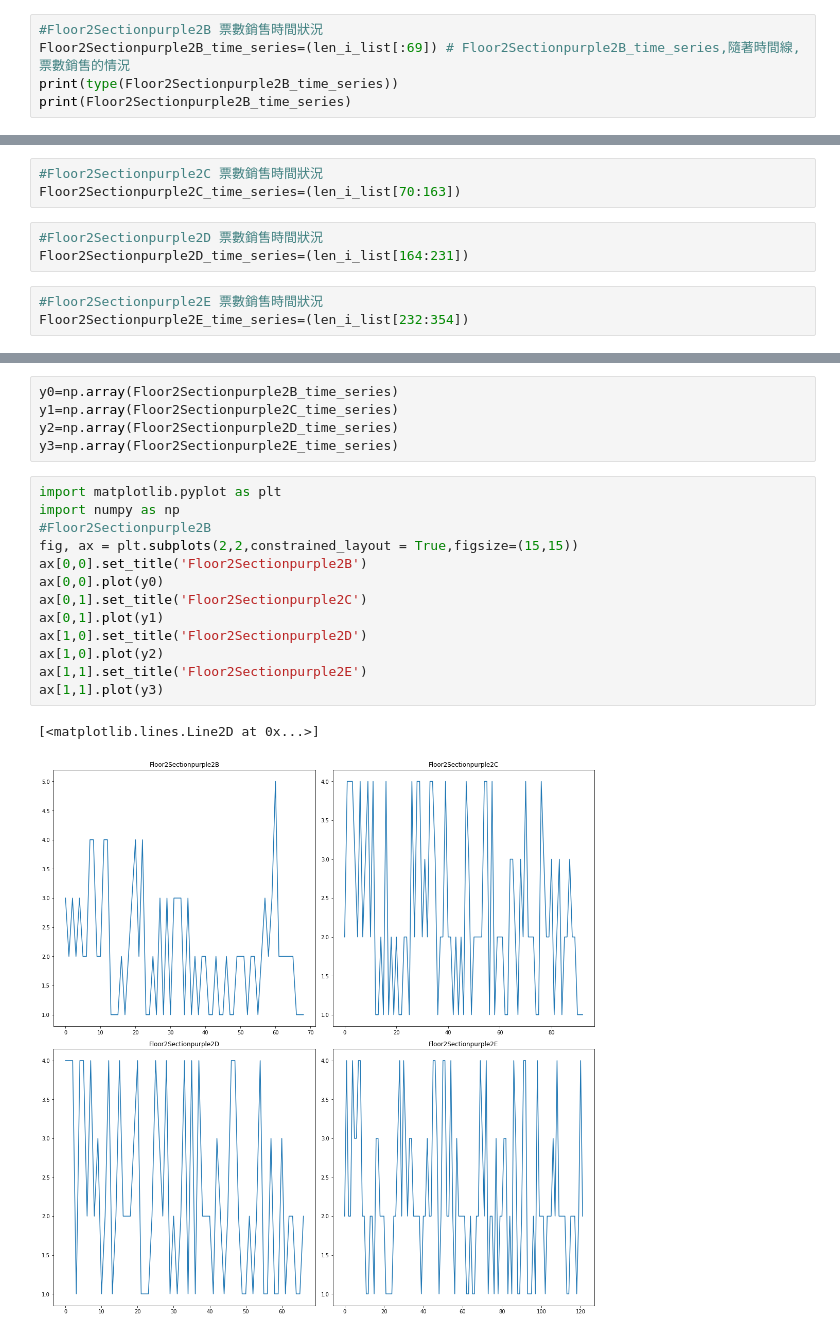
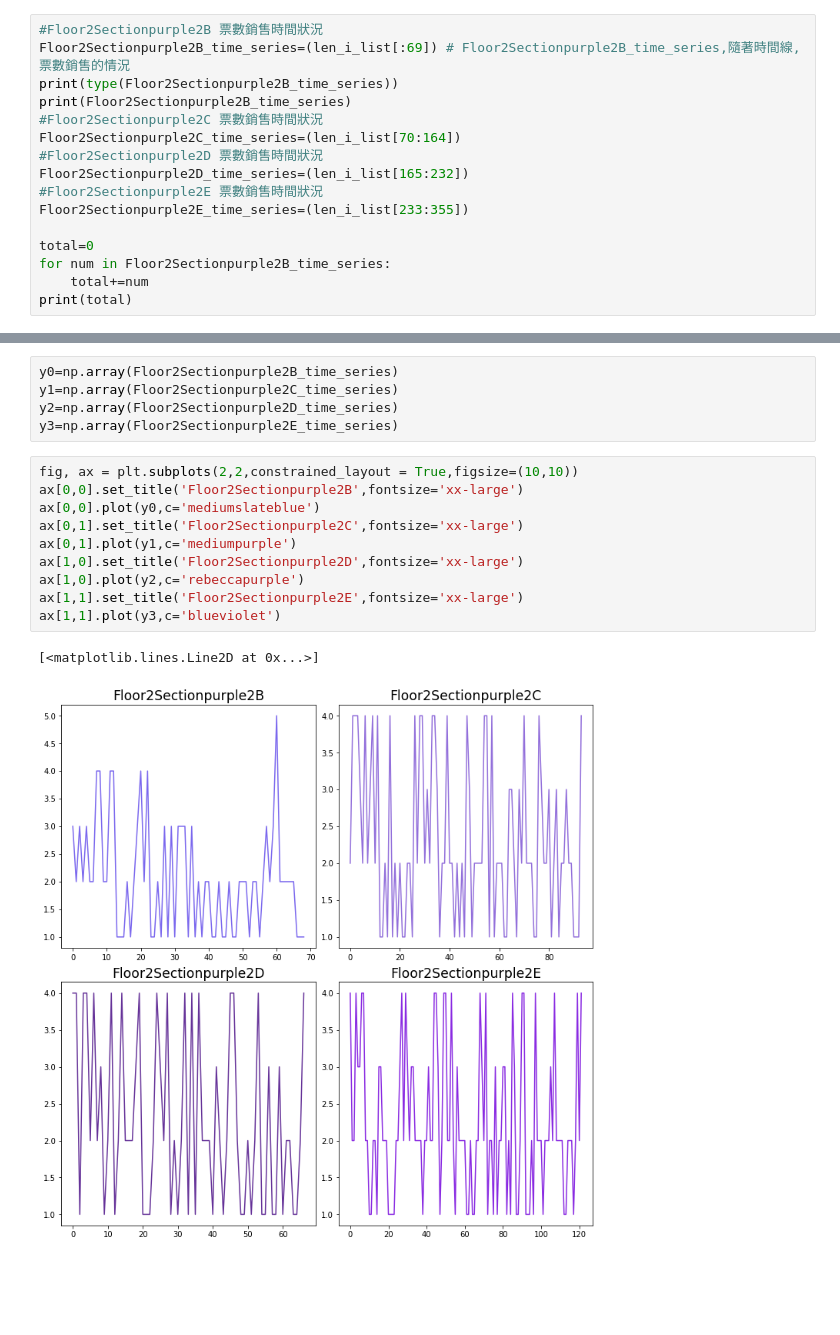
Before and after one commit to tengtengsnake/DS_info, a Jupyter notebook: final-graph-task2.ipynb, the cells around one changed output, grey strips where cells are left out. Cells and saved outputs as stored; diff of their text form; blank space fills up the shorter version.

Commit message:
Kaggle Notebook | Final_graph_task2 | Version 2

```diff
--- a/final-graph-task2.ipynb
+++ b/final-graph-task2.ipynb
@@ -184,6 +215,17 @@ FloorB1FloorSectionD: 168
 Floor2Sectionpurple2B_time_series=(len_i_list[:69]) # Floor2Sectionpurple2B_time_series,隨著時間線,票數銷售的情況
 print(type(Floor2Sectionpurple2B_time_series))
 print(Floor2Sectionpurple2B_time_series)
+#Floor2Sectionpurple2C 票數銷售時間狀況
+Floor2Sectionpurple2C_time_series=(len_i_list[70:164])
+#Floor2Sectionpurple2D 票數銷售時間狀況
+Floor2Sectionpurple2D_time_series=(len_i_list[165:232])
+#Floor2Sectionpurple2E 票數銷售時間狀況
+Floor2Sectionpurple2E_time_series=(len_i_list[233:355])
+
+total=0
+for num in Floor2Sectionpurple2B_time_series:
+    total+=num
+print(total)
 # %% [output]
 <class 'list'>
 [3, 2, 3, 2, 3, 2, 2, 4, 4, 2, 2, 4, 4, 1, 1, 1, 2, 1, 2, 3, 4, 2, 4, 1, 1, 2, 1, 3, 1, 3, 1, 3, 3, 3, 1, 3, 1, 2, 1, 2, 2, 1, 1, 2, 1, 1, 2, 1, 1, 2, 2, 2, 1, 2, 2, 1, 2, 3, 2, 3, 5, 2, 2, 2, 2, 2, 1 ...
@@ -190,9 +232,0 @@ print(Floor2Sectionpurple2B_time_series)
-# %%
-#Floor2Sectionpurple2C 票數銷售時間狀況
-Floor2Sectionpurple2C_time_series=(len_i_list[70:163])
-# %%
-#Floor2Sectionpurple2D 票數銷售時間狀況
-Floor2Sectionpurple2D_time_series=(len_i_list[164:231])
-# %%
-#Floor2Sectionpurple2E 票數銷售時間狀況
-Floor2Sectionpurple2E_time_series=(len_i_list[232:354])
@@ -202,18 +241,15 @@ y1=np.array(Floor2Sectionpurple2C_time_series)
 y2=np.array(Floor2Sectionpurple2D_time_series)
 y3=np.array(Floor2Sectionpurple2E_time_series)
 # %%
-import matplotlib.pyplot as plt
-import numpy as np
-#Floor2Sectionpurple2B
-fig, ax = plt.subplots(2,2,constrained_layout = True,figsize=(15,15))
-ax[0,0].set_title('Floor2Sectionpurple2B')
-ax[0,0].plot(y0)
-ax[0,1].set_title('Floor2Sectionpurple2C')
-ax[0,1].plot(y1)
-ax[1,0].set_title('Floor2Sectionpurple2D')
-ax[1,0].plot(y2)
-ax[1,1].set_title('Floor2Sectionpurple2E')
-ax[1,1].plot(y3)
+fig, ax = plt.subplots(2,2,constrained_layout = True,figsize=(10,10))
+ax[0,0].set_title('Floor2Sectionpurple2B',fontsize='xx-large')
+ax[0,0].plot(y0,c='mediumslateblue')
+ax[0,1].set_title('Floor2Sectionpurple2C',fontsize='xx-large')
+ax[0,1].plot(y1,c='mediumpurple')
+ax[1,0].set_title('Floor2Sectionpurple2D',fontsize='xx-large')
+ax[1,0].plot(y2,c='rebeccapurple')
+ax[1,1].set_title('Floor2Sectionpurple2E',fontsize='xx-large')
+ax[1,1].plot(y3,c='blueviolet')
 # %% [output]
 [<matplotlib.lines.Line2D at 0x...>]
-[figure, old version]
+[figure, new version]
```
Also changed, not shown: parts of 18 cells of this notebook.
